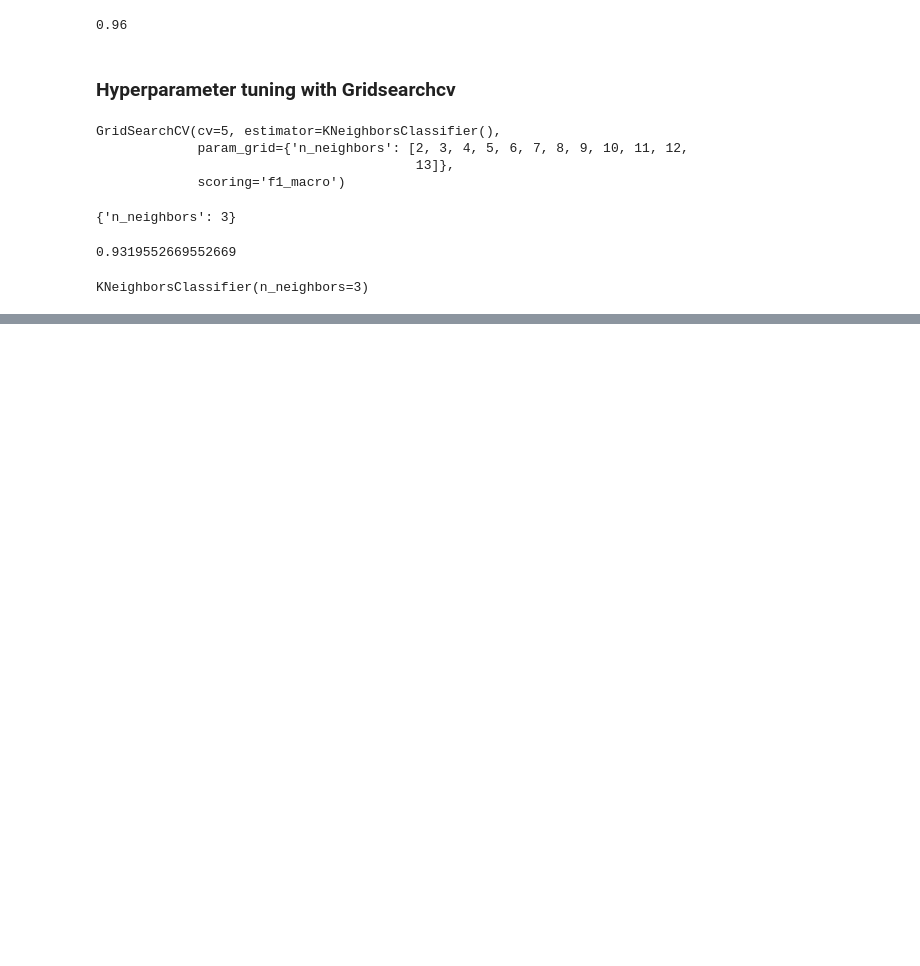
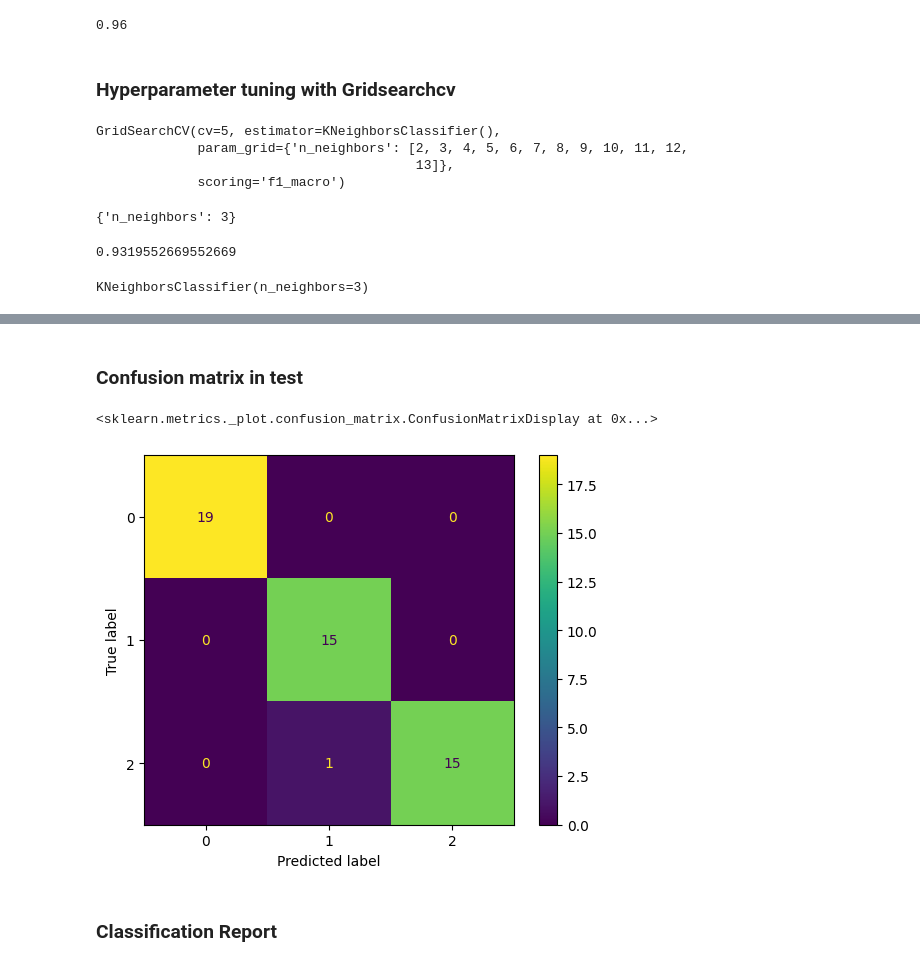
Before and after one commit to pdhanshri/Github, a Jupyter notebook: Random Forest/KNN Classification/KNN .ipynb, the cells around one changed output, grey strips where cells are left out. Drawn from its saved outputs; the diff is of its cells as text; code cells hidden in the pictures; blank space fills up the shorter version.

Commit message:
KNN Classification

```diff
--- a/Random Forest/KNN Classification/KNN .ipynb
+++ b/Random Forest/KNN Classification/KNN .ipynb
@@ -185,0 +198,3 @@ KNeighborsClassifier(n_neighbors=3)
+# %%
+ypred_tr = best_knc.predict(xtrain)
+ypred_ts = best_knc.predict(xtest)
@@ -185,0 +227,12 @@ KNeighborsClassifier(n_neighbors=3)
+# %% [markdown]
+### Confusion matrix in test
+# %%
+from sklearn.metrics import confusion_matrix, ConfusionMatrixDisplay
+cf = confusion_matrix(ytest, ypred_ts)
+cfd = ConfusionMatrixDisplay(cf, display_labels=best_knc.classes_)
+cfd.plot()
+# %% [output]
+<sklearn.metrics._plot.confusion_matrix.ConfusionMatrixDisplay at 0x...>
+[figure, added]
+# %% [markdown]
+### Classification Report
```
Also changed, not shown: parts of 25 cells of this notebook.
